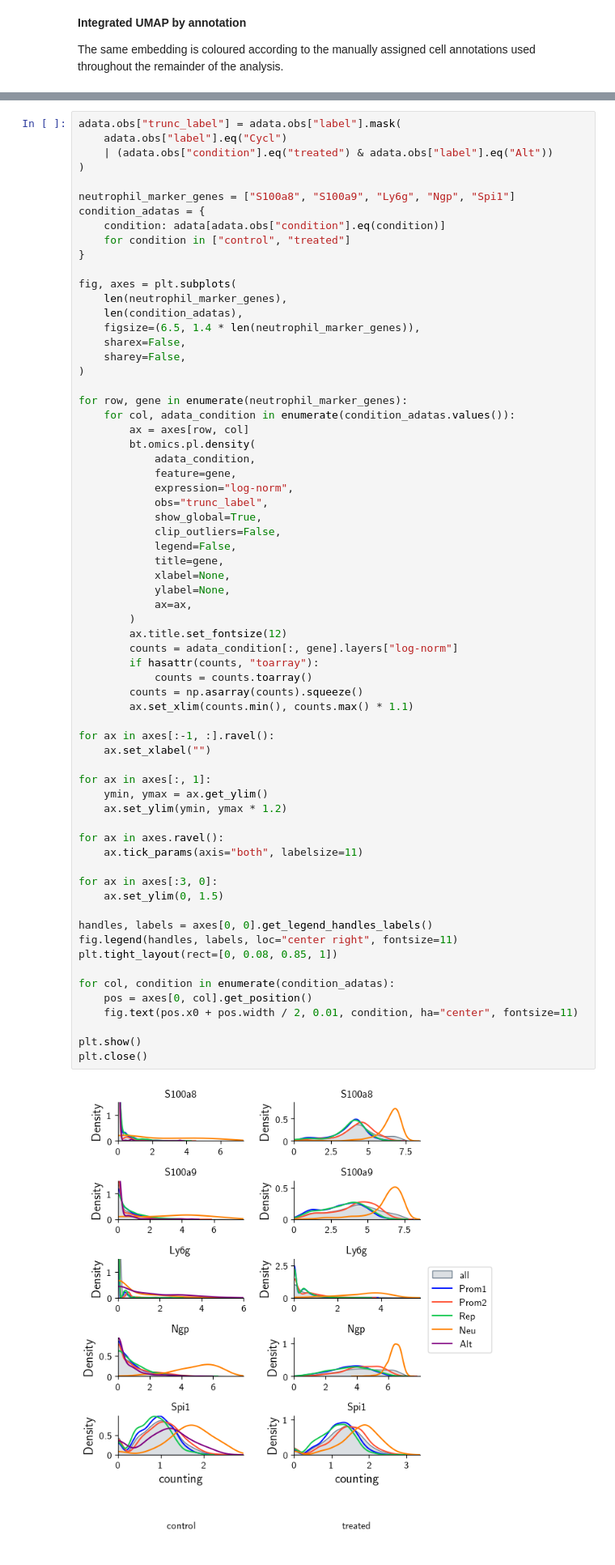
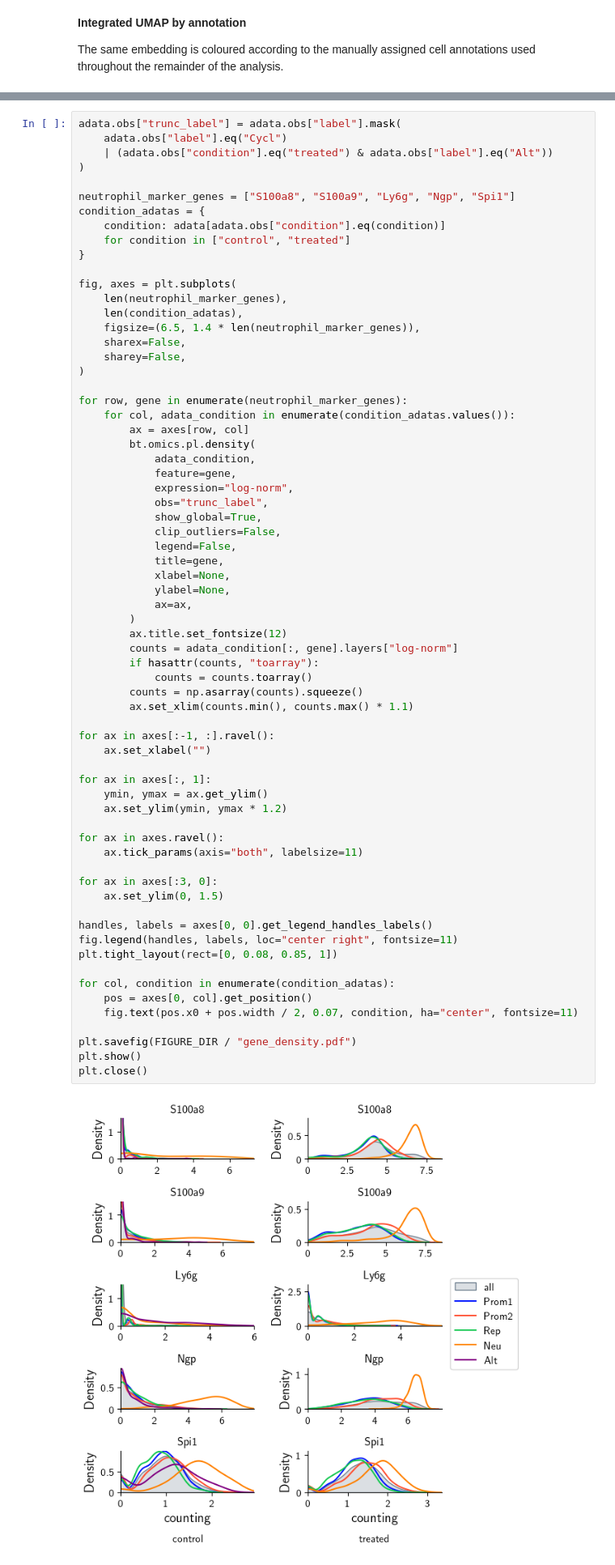
Before and after one commit to bnediction/scbolt-case-studies, a Jupyter notebook: apl/notebooks/omics.ipynb, the cells around one changed output, grey strips where cells are left out. Shown at 81% size. Drawn from its saved outputs; the diff is of its cells as text.

```diff
--- a/apl/notebooks/omics.ipynb
+++ b/apl/notebooks/omics.ipynb
@@ -626,35 +629,36 @@ for row, gene in enumerate(neutrophil_marker_genes):
         ax.title.set_fontsize(12)
         counts = adata_condition[:, gene].layers["log-norm"]
         if hasattr(counts, "toarray"):
             counts = counts.toarray()
         counts = np.asarray(counts).squeeze()
         ax.set_xlim(counts.min(), counts.max() * 1.1)
 
 for ax in axes[:-1, :].ravel():
     ax.set_xlabel("")
 
 for ax in axes[:, 1]:
     ymin, ymax = ax.get_ylim()
     ax.set_ylim(ymin, ymax * 1.2)
 
 for ax in axes.ravel():
     ax.tick_params(axis="both", labelsize=11)
 
 for ax in axes[:3, 0]:
     ax.set_ylim(0, 1.5)
 
 handles, labels = axes[0, 0].get_legend_handles_labels()
 fig.legend(handles, labels, loc="center right", fontsize=11)
 plt.tight_layout(rect=[0, 0.08, 0.85, 1])
 
 for col, condition in enumerate(condition_adatas):
     pos = axes[0, col].get_position()
-    fig.text(pos.x0 + pos.width / 2, 0.01, condition, ha="center", fontsize=11)
+    fig.text(pos.x0 + pos.width / 2, 0.07, condition, ha="center", fontsize=11)
 
+plt.savefig(FIGURE_DIR / "gene_density.pdf")
 plt.show()
 plt.close()
 # %% [output]
-[figure, old version]
+[figure, new version]
 # %% [markdown]
 ## Trajectory inference <a class="anchor" id="potency"></a>
 
```
Also changed, not shown: parts of 4 cells of this notebook, 5 other files.
